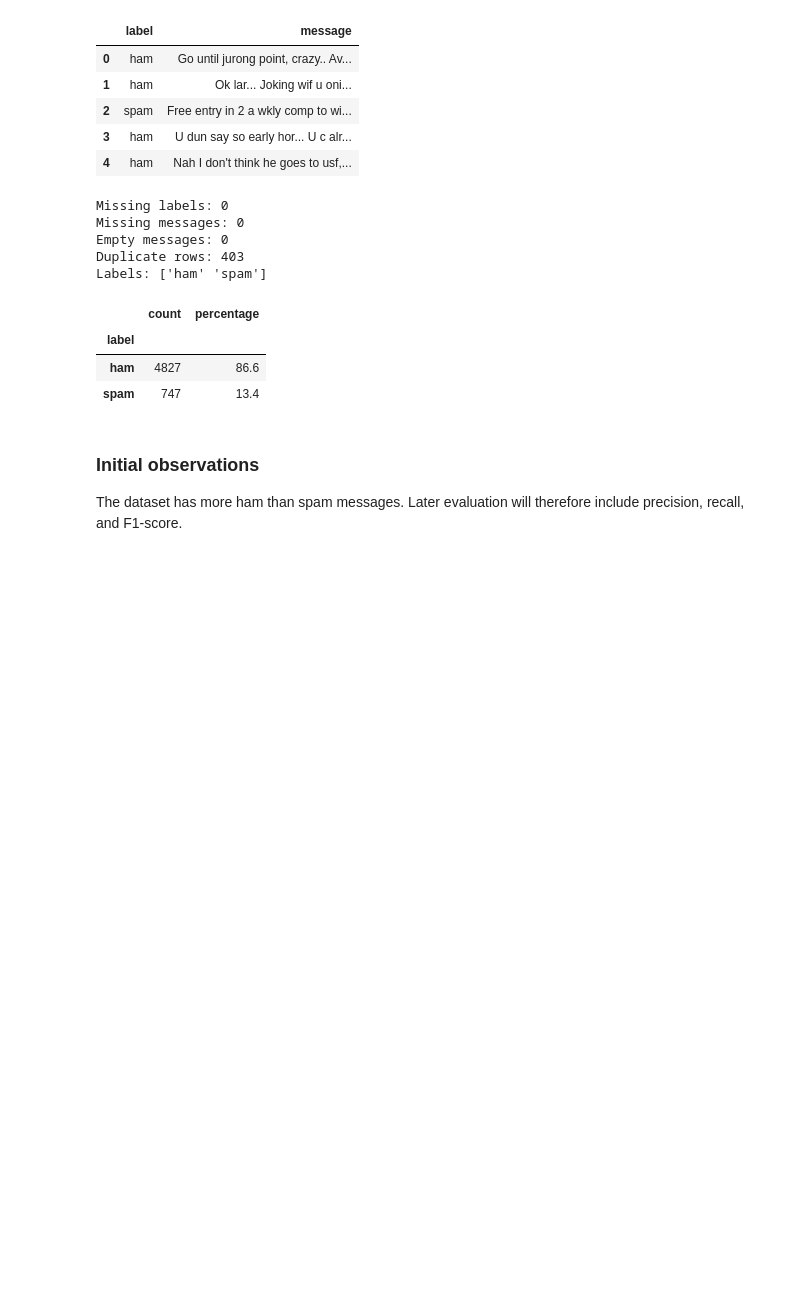
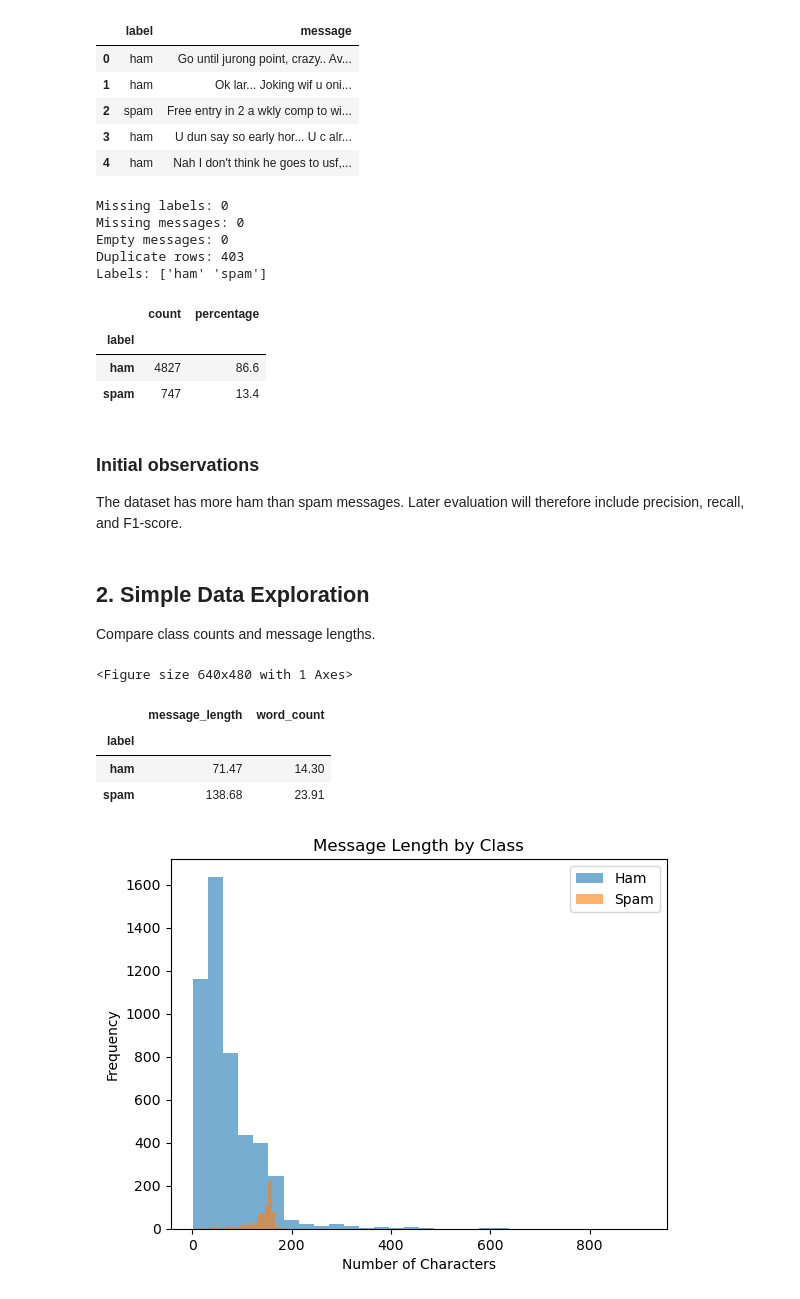
Before and after one commit to fajluna/sms-spam-detection, a Jupyter notebook: notebooks/sms_spam.ipynb, the cells around one changed output. Cells and saved outputs as stored; diff of their text form; code cells hidden in the pictures; blank space fills up the shorter version.

Commit message:
Add class and message length analysis

```diff
--- a/notebooks/sms_spam.ipynb
+++ b/notebooks/sms_spam.ipynb
@@ -84,3 +84,38 @@ class_counts
 ### Initial observations
 
 The dataset has more ham than spam messages. Later evaluation will therefore include precision, recall, and F1-score.
+# %% [markdown]
+## 2. Simple Data Exploration
+
+Compare class counts and message lengths.
+# %%
+import matplotlib.pyplot as plt
+
+df["label"].value_counts().plot(kind="bar", color=["steelblue", "orange"])
+plt.title("Number of Ham and Spam Messages")
+plt.xlabel("Class")
+plt.ylabel("Number of Messages")
+plt.xticks(rotation=0)
+plt.show()
+# %% [output]
+<Figure size 640x480 with 1 Axes>
+# %%
+df["message_length"] = df["message"].str.len()
+df["word_count"] = df["message"].str.split().str.len()
+
+length_summary = df.groupby("label")[["message_length", "word_count"]].mean().round(2)
+length_summary
+# %% [output]
+|  | message_length | word_count |
+| label |  |  |
+| ham | 71.47 | 14.30 |
+| spam | 138.68 | 23.91 |
+# %%
+df[df["label"] == "ham"]["message_length"].plot(kind="hist", bins=30, alpha=0.6, label="Ham")
+df[df["label"] == "spam"]["message_length"].plot(kind="hist", bins=30, alpha=0.6, label="Spam")
+plt.title("Message Length by Class")
+plt.xlabel("Number of Characters")
+plt.legend()
+plt.show()
+# %% [output]
+[figure, added]
```
Also changed, not shown: parts of 1 cell of this notebook.
